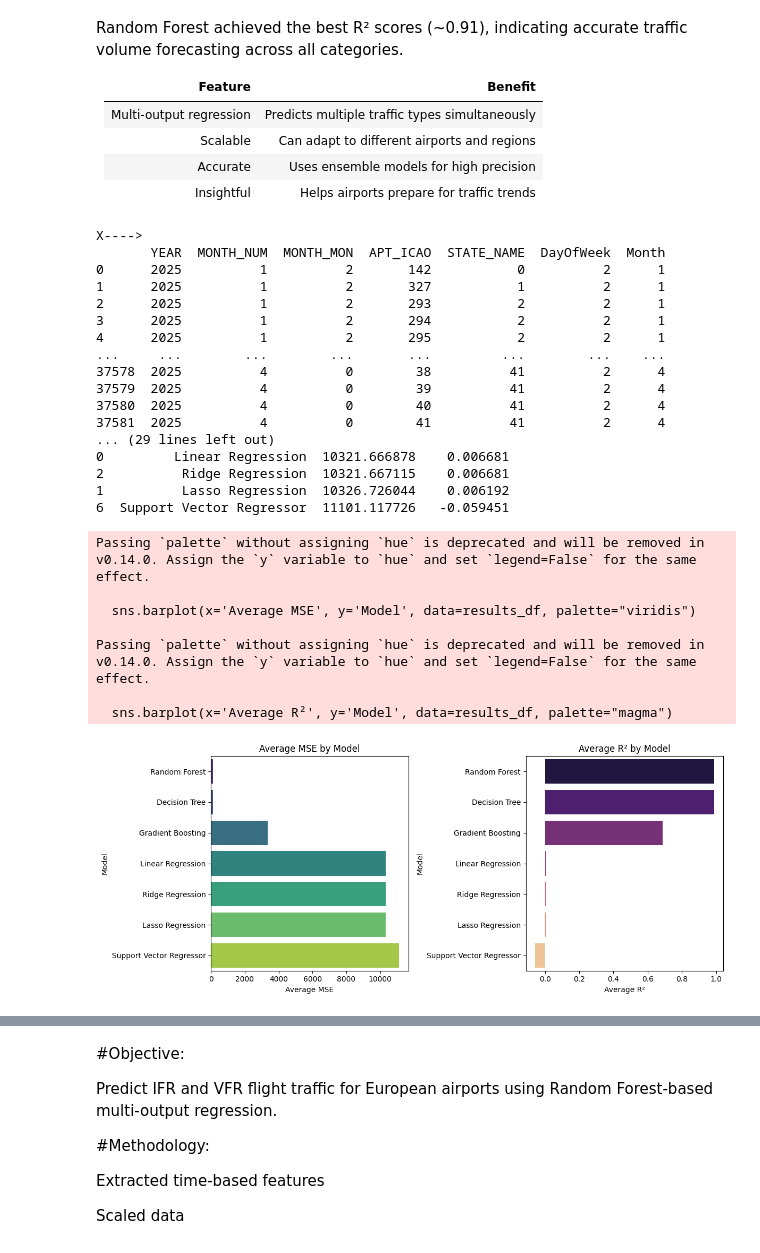
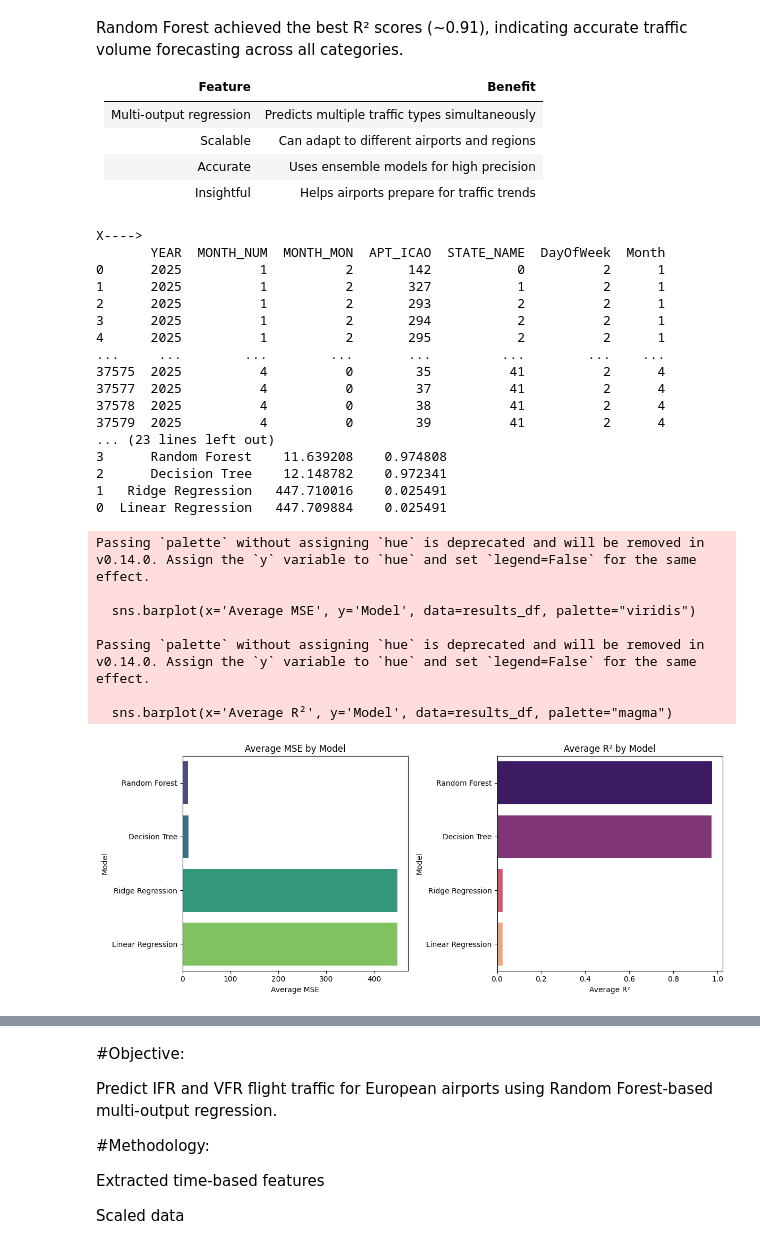
Before and after one commit to ROSEVARGHESE95/Airport-traffic-analysis-2025, a Jupyter notebook: AIRPORT1.ipynb, the cells around one changed output, grey strips where cells are left out. Cells and saved outputs as stored; diff of their text form; code cells hidden in the pictures.

```diff
--- a/AIRPORT1.ipynb
+++ b/AIRPORT1.ipynb
@@ -221,7 +224,7 @@ dtype: int64
 Fills missing values (numeric → median, categorical → mode)
 # %%
 # Fill missing IFR values with 0 (or use imputation methods)
-#df[['FLT_DEP_IFR_2', 'FLT_ARR_IFR_2', 'FLT_TOT_IFR_2']]=df[['FLT_DEP_IFR_2','FLT_ARR_IFR_2','FLT_TOT_IFR_2']].fillna(0)
+df[['FLT_DEP_IFR_2', 'FLT_ARR_IFR_2', 'FLT_TOT_IFR_2']]=df[['FLT_DEP_IFR_2','FLT_ARR_IFR_2','FLT_TOT_IFR_2']].fillna(0)
 
 # Fill numeric columns with median, categorical with mode
 for col in df.columns:
@@ -594,25 +617,24 @@ Random Forest achieved the best R² scores (~0.91), indicating accurate traffic
 | Accurate                | Uses ensemble models for high precision        |
 | Insightful              | Helps airports prepare for traffic trends      |
 # %%
-from sklearn.linear_model import LinearRegression, Lasso, Ridge
+from sklearn.linear_model import LinearRegression,Ridge
 from sklearn.tree import DecisionTreeRegressor
-from sklearn.ensemble import RandomForestRegressor, GradientBoostingRegressor
-from sklearn.svm import SVR
+from sklearn.ensemble import RandomForestRegressor
 from sklearn.multioutput import MultiOutputRegressor
 from sklearn.metrics import mean_squared_error, r2_score
 #Multi-Target Forecasting of IFR and VFR Air Traffic for European Airports
     #FLT_DEP_1, FLT_ARR_1 → VFR traffic
     #FLT_DEP_IFR_2, FLT_ARR_IFR_2 → IFR traffic
-df['FLT_DATE'] = pd.to_datetime(df['FLT_DATE'])
-df['DayOfWeek'] =df['FLT_DATE'].dt.dayofweek
-df['Month'] = df['FLT_DATE'].dt.month
+df_cleaned['FLT_DATE'] = pd.to_datetime(df['FLT_DATE'])
+df_cleaned['DayOfWeek'] =df_cleaned['FLT_DATE'].dt.dayofweek
+df_cleaned['Month'] = df_cleaned['FLT_DATE'].dt.month
 targets = ['FLT_DEP_1', 'FLT_ARR_1', 'FLT_DEP_IFR_2', 'FLT_ARR_IFR_2']
 
-df.dropna(subset=targets, inplace=True)
+df_cleaned.dropna(subset=targets, inplace=True)
 
 # Feature Selection
-X = df.drop(columns=targets + ['FLT_TOT_1', 'FLT_TOT_IFR_2', 'FLT_DATE', 'APT_NAME'])
-y = df[targets]
+X = df_cleaned.drop(columns=targets + ['FLT_TOT_1', 'FLT_TOT_IFR_2', 'FLT_DATE', 'APT_NAME'])
+y = df_cleaned[targets]
 print("X---->")
 print(X)
 print("y---->")
@@ -626,12 +648,12 @@ X_train, X_test, y_train, y_test = train_test_split(X_scaled, y, test_size=0.2,
 # Define models to test
 base_models = {
     "Linear Regression": LinearRegression(),
-    "Lasso Regression": Lasso(),
+
     "Ridge Regression": Ridge(),
     "Decision Tree": DecisionTreeRegressor(random_state=42),
     "Random Forest": RandomForestRegressor(random_state=42),
-    "Gradient Boosting": GradientBoostingRegressor(random_state=42),
-    "Support Vector Regressor": SVR()
+
+
 }
 
 # Store results
@@ -648,6 +670,7 @@ for name, base_model in base_models.items():
     r2 = np.mean([r2_score(y_test[col], y_pred[:, i]) for i, col in enumerate(y.columns)])
 
     results.append({"Model": name, "Average MSE": mse, "Average R²": r2})
+
 
 # Convert to DataFrame
 results_df = pd.DataFrame(results).sort_values(by="Average R²", ascending=False)
@@ -657,41 +680,41 @@ print(results_df)
 plt.figure(figsize=(12, 5))
 
 plt.subplot(1, 2, 1)
 sns.barplot(x='Average MSE', y='Model', data=results_df, palette="viridis")
 plt.title("Average MSE by Model")
 
 plt.subplot(1, 2, 2)
 sns.barplot(x='Average R²', y='Model', data=results_df, palette="magma")
 plt.title("Average R² by Model")
 
 plt.tight_layout()
 plt.show()
 # %% [output]
 X---->
        YEAR  MONTH_NUM  MONTH_MON  APT_ICAO  STATE_NAME  DayOfWeek  Month
 0      2025          1          2       142           0          2      1
 1      2025          1          2       327           1          2      1
 2      2025          1          2       293           2          2      1
 3      2025          1          2       294           2          2      1
 4      2025          1          2       295           2          2      1
 ...     ...        ...        ...       ...         ...        ...    ...
+37575  2025          4          0        35          41          2      4
+37577  2025          4          0        37          41          2      4
 37578  2025          4          0        38          41          2      4
 37579  2025          4          0        39          41          2      4
-37580  2025          4          0        40          41          2      4
-37581  2025          4          0        41          41          2      4
-... (29 lines left out)
-0         Linear Regression  10321.666878    0.006681
-2          Ridge Regression  10321.667115    0.006681
-1          Lasso Regression  10326.726044    0.006192
-6  Support Vector Regressor  11101.117726   -0.059451
+... (23 lines left out)
+3      Random Forest    11.639208    0.974808
+2      Decision Tree    12.148782    0.972341
+1   Ridge Regression   447.710016    0.025491
+0  Linear Regression   447.709884    0.025491
 Passing `palette` without assigning `hue` is deprecated and will be removed in v0.14.0. Assign the `y` variable to `hue` and set `legend=False` for the same effect.
 
   sns.barplot(x='Average MSE', y='Model', data=results_df, palette="viridis")
 
 Passing `palette` without assigning `hue` is deprecated and will be removed in v0.14.0. Assign the `y` variable to `hue` and set `legend=False` for the same effect.
 
   sns.barplot(x='Average R²', y='Model', data=results_df, palette="magma")
-[figure, old version]
+[figure, new version]
 # %% [markdown]
 | Feature                | Advantage                                                               |
 | ---------------------- | ----------------------------------------------------------------------- |
```
Also changed, not shown: parts of 22 cells of this notebook.
